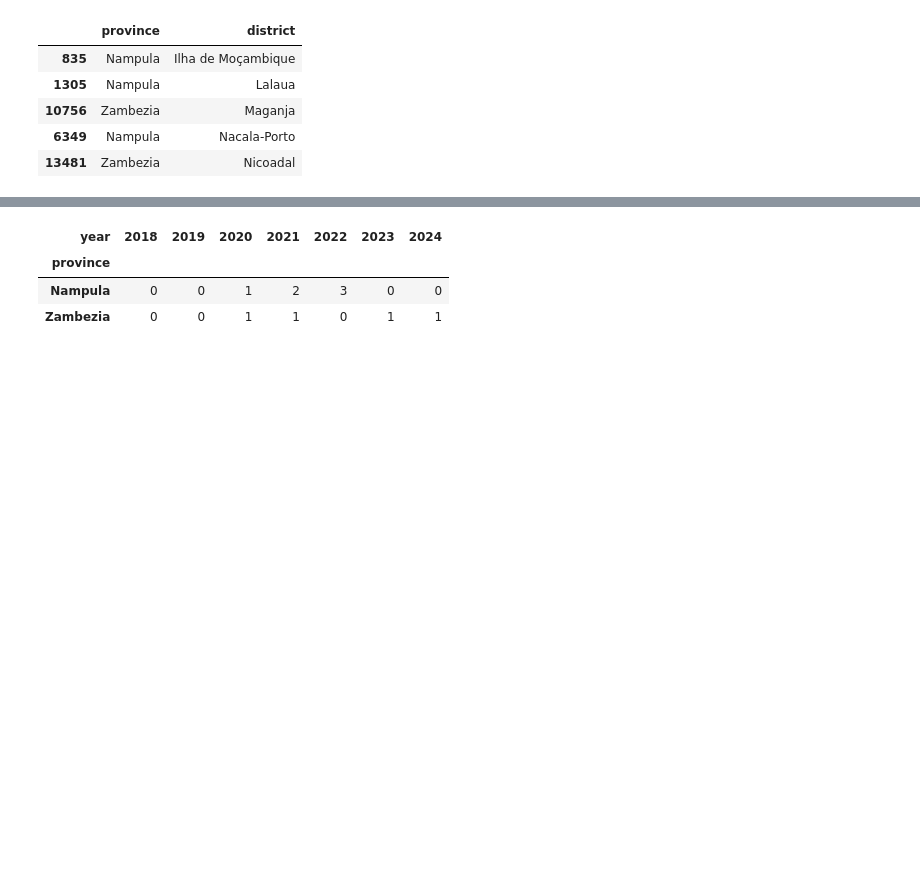
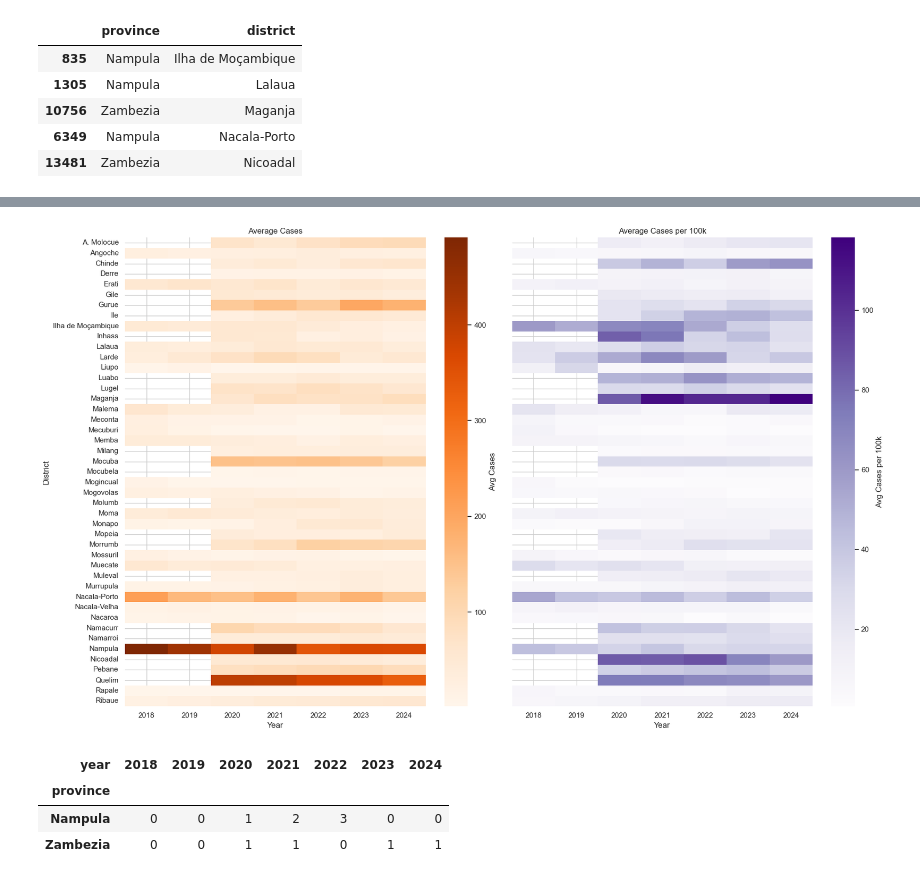
Before and after one commit to OCHA-DAP/ds-aa-moz-cholera, a Jupyter notebook: analysis/01.2_normalising_by_population.ipynb, the cells around one changed output, grey strips where cells are left out. Saved outputs shown, nothing was run; the diff lists cells and outputs as text; code cells hidden in the pictures; blank space fills up the shorter version.

```diff
--- a/analysis/01.2_normalising_by_population.ipynb
+++ b/analysis/01.2_normalising_by_population.ipynb
@@ -280,3 +341,39 @@ district_df_with_percentiles[
+# %%
+cases_pivot = grouped.pivot(
+    index="district", columns="year", values="average_cases"
+)
+cases_per_100k_pivot = grouped.pivot(
+    index="district", columns="year", values="average_cases_per_100k"
+)
+
+fig, axes = plt.subplots(1, 2, figsize=(18, 10.8), sharey=True)
+
+sns.heatmap(
+    cases_pivot,
+    cmap="Oranges",
+    annot=False,
+    cbar_kws={"label": "Avg Cases"},
+    ax=axes[0],
+)
+axes[0].set_title("Average Cases")
+axes[0].set_xlabel("Year")
+axes[0].set_ylabel("District")
+
+sns.heatmap(
+    cases_per_100k_pivot,
+    cmap="Purples",
+    annot=False,
+    cbar_kws={"label": "Avg Cases per 100k"},
+    ax=axes[1],
+)
+axes[1].set_title("Average Cases per 100k")
+axes[1].set_xlabel("Year")
+axes[1].set_ylabel("")
+
+plt.tight_layout()
+plt.show()
+# %% [output]
+[figure, added]
 # %%
 district_df_with_percentiles[
     district_df_with_percentiles["three_consec_crossing"]
```
Also changed, not shown: parts of 9 cells of this notebook, 1 other file.
